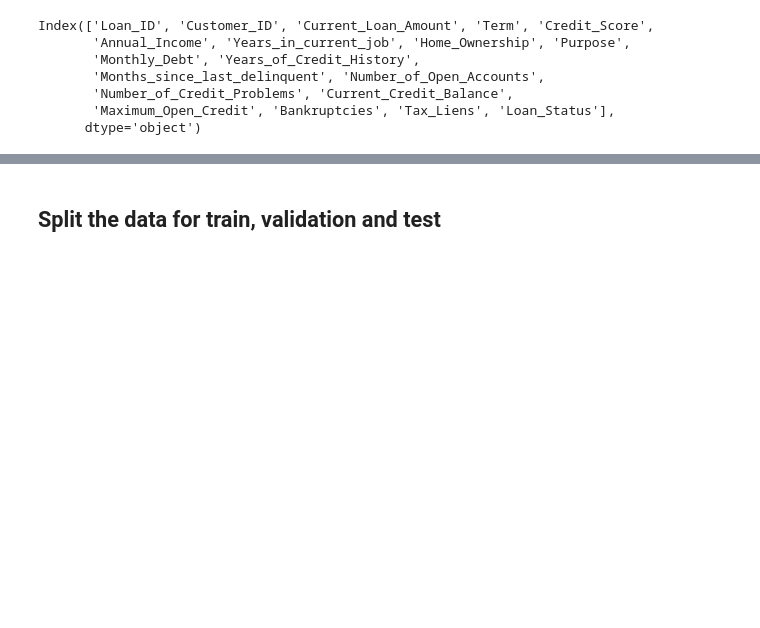
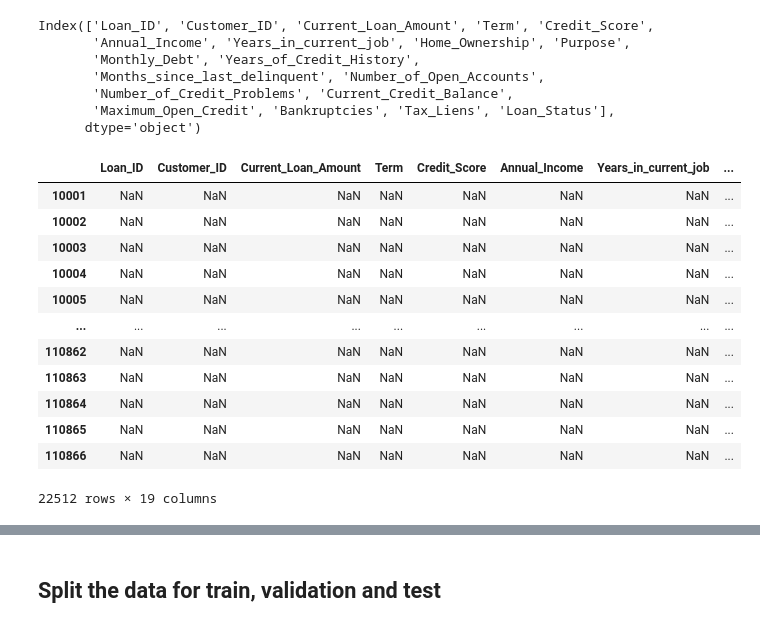
Before and after one commit to iamal95/Bank-Loan-classification, a Jupyter notebook: Code/Bank-Loan-classification.ipynb, the cells around one changed output, grey strips where cells are left out. Drawn from its saved outputs; the diff is of its cells as text; code cells hidden in the pictures; blank space fills up the shorter version.

```diff
--- a/Code/Bank-Loan-classification.ipynb
+++ b/Code/Bank-Loan-classification.ipynb
@@ -124,3 +124,19 @@ Index(['Loan_ID', 'Customer_ID', 'Current_Loan_Amount', 'Term', 'Credit_Score',
        'Number_of_Credit_Problems', 'Current_Credit_Balance',
        'Maximum_Open_Credit', 'Bankruptcies', 'Tax_Liens', 'Loan_Status'],
       dtype='object')
+# %%
+df[df.Loan_ID.duplicated()]
+# %% [output]
+|  | Loan_ID | Customer_ID | Current_Loan_Amount | Term | Credit_Score | Annual_Income | Years_in_current_job | ... |
+| 10001 | NaN | NaN | NaN | NaN | NaN | NaN | NaN | ... |
+| 10002 | NaN | NaN | NaN | NaN | NaN | NaN | NaN | ... |
+| 10003 | NaN | NaN | NaN | NaN | NaN | NaN | NaN | ... |
+| 10004 | NaN | NaN | NaN | NaN | NaN | NaN | NaN | ... |
+| 10005 | NaN | NaN | NaN | NaN | NaN | NaN | NaN | ... |
+| ... | ... | ... | ... | ... | ... | ... | ... | ... |
+| 110862 | NaN | NaN | NaN | NaN | NaN | NaN | NaN | ... |
+| 110863 | NaN | NaN | NaN | NaN | NaN | NaN | NaN | ... |
+| 110864 | NaN | NaN | NaN | NaN | NaN | NaN | NaN | ... |
+| 110865 | NaN | NaN | NaN | NaN | NaN | NaN | NaN | ... |
+| 110866 | NaN | NaN | NaN | NaN | NaN | NaN | NaN | ... |
+22512 rows × 19 columns
```
Also changed, not shown: parts of 16 cells of this notebook.
